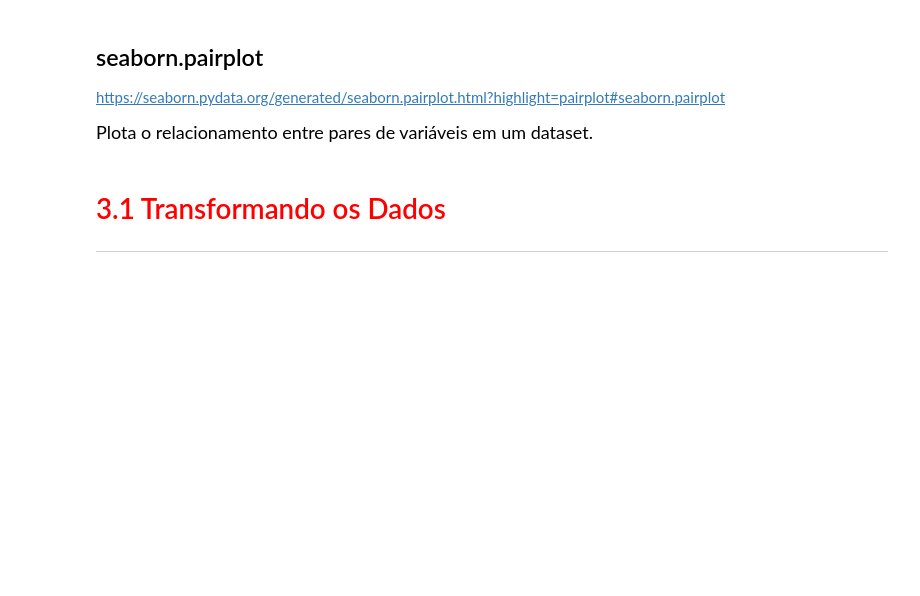
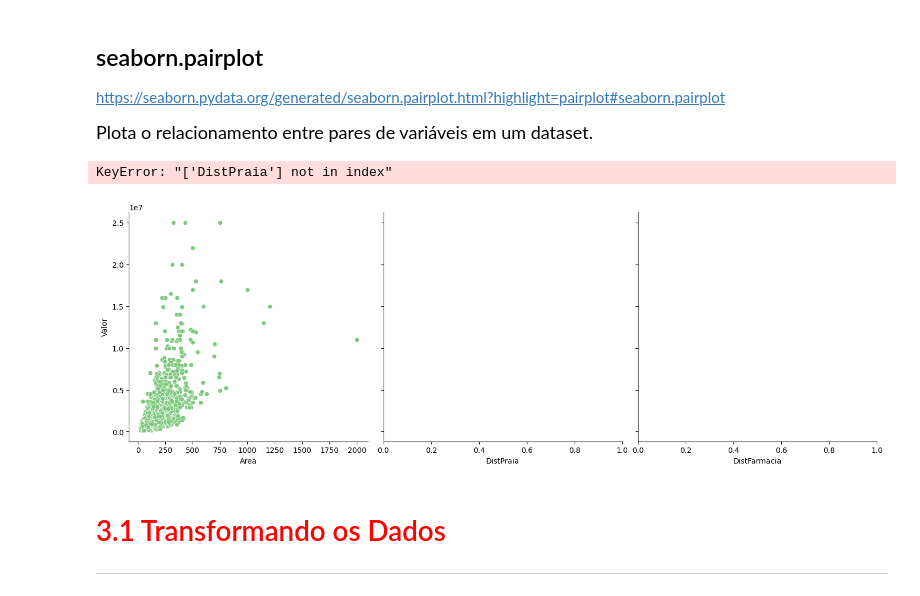
Before and after one commit to fcardosoo/Alura-014-Regressao-Linear-tecnicas-avancadas-de-modelagem, a Jupyter notebook: Projeto/Regressão Linear.ipynb, the cells around one changed output. Cells and saved outputs as stored; diff of their text form; code cells hidden in the pictures; blank space fills up the shorter version.

```diff
--- a/Projeto/Regressão Linear.ipynb
+++ b/Projeto/Regressão Linear.ipynb
@@ -150,9 +150,12 @@ https://seaborn.pydata.org/generated/seaborn.pairplot.html?highlight=pairplot#se
 
 <p style='font-size: 18px; line-height: 2; margin: 10px 50px; text-align: justify;'>Plota o relacionamento entre pares de variáveis em um dataset.</p>
 # %%
-
+ax = sns.pairplot(dados, y_vars='Valor', x_vars=['Area', 'DistPraia', 'DistFarmacia'], height=5)
 ax.fig.suptitle('Dispersão entre as Variáveis', fontsize=20, y=1.05)
 ax
+# %% [output]
+KeyError: "['DistPraia'] not in index"
+[figure, added]
 # %%
 
 ax.fig.suptitle('Dispersão entre as Variáveis', fontsize=20, y=1.05)
```
